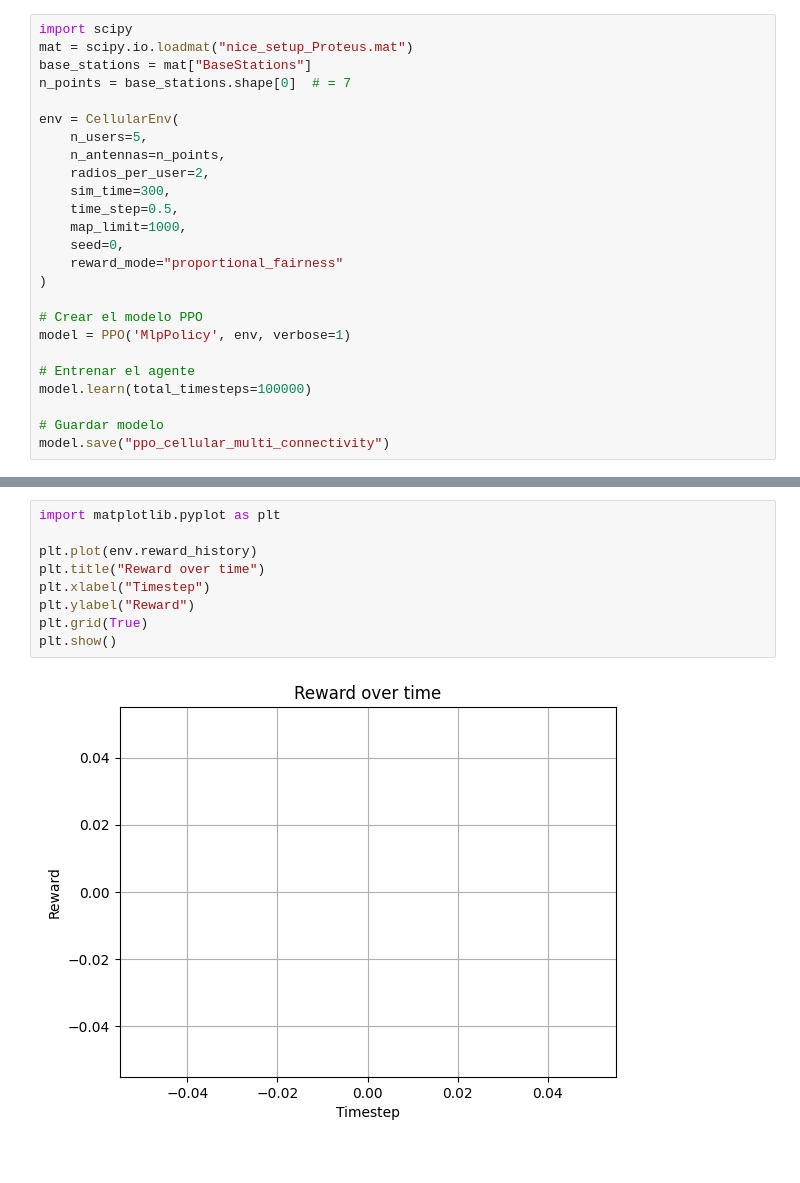
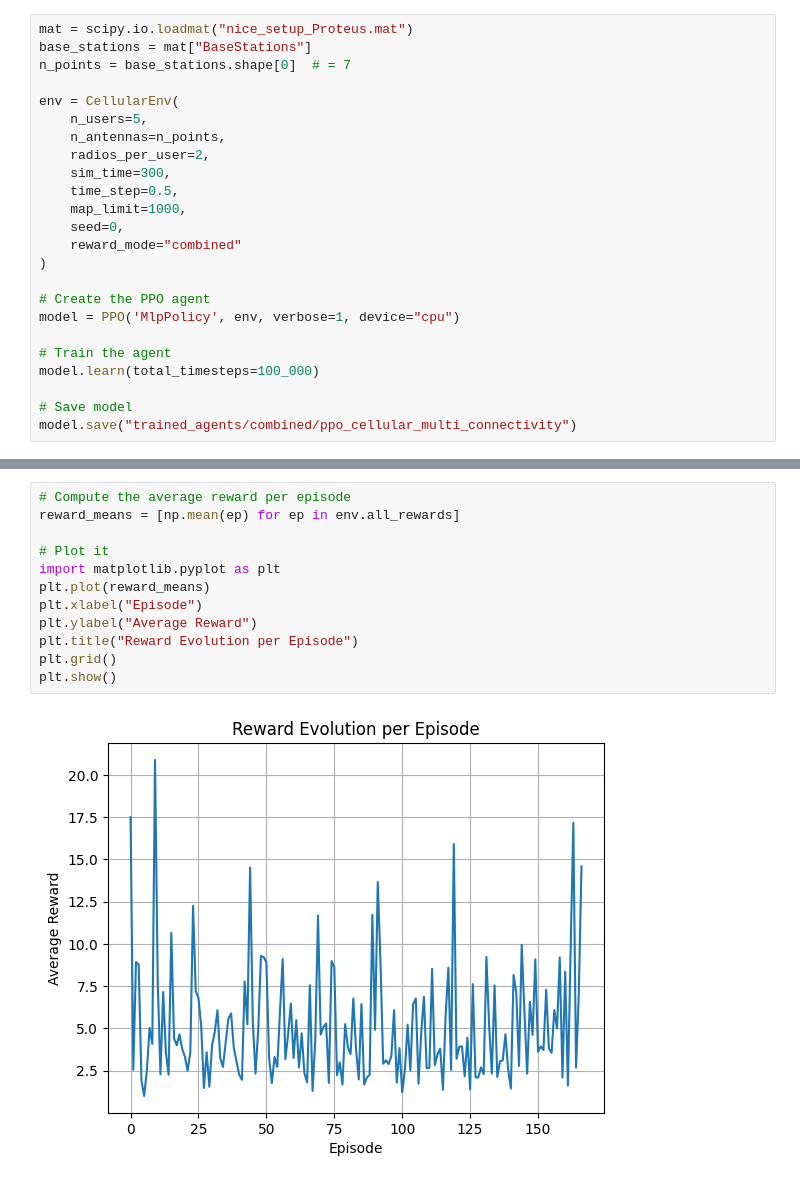
Before and after one commit to alexgaarciia/Antenna_Resource_Optimizer, a Jupyter notebook: drl_network_allocation.ipynb, the cells around one changed output, grey strips where cells are left out. Drawn from its saved outputs; the diff is of its cells as text.

Commit message:
trained different agents each corresponding to a reward

```diff
--- a/drl_network_allocation.ipynb
+++ b/drl_network_allocation.ipynb
@@ -242,5 +261,4 @@ class CellularEnv(gym.Env):
 # %%
-import scipy
 mat = scipy.io.loadmat("nice_setup_Proteus.mat")
 base_stations = mat["BaseStations"]
 n_points = base_stations.shape[0]  # = 7
@@ -253,15 +271,15 @@ env = CellularEnv(
     time_step=0.5,
     map_limit=1000,
     seed=0,
-    reward_mode="proportional_fairness"
+    reward_mode="combined"
 )
 
-# Crear el modelo PPO
-model = PPO('MlpPolicy', env, verbose=1)
+# Create the PPO agent
+model = PPO('MlpPolicy', env, verbose=1, device="cpu")
 
-# Entrenar el agente
-model.learn(total_timesteps=100000)
+# Train the agent
+model.learn(total_timesteps=100_000)
 
-# Guardar modelo
-model.save("ppo_cellular_multi_connectivity")
+# Save model
+model.save("trained_agents/combined/ppo_cellular_multi_connectivity")
 # %% [output]
@@ -288,11 +305,14 @@ Wrapping the env in a DummyVecEnv.
 # %%
+# Compute the average reward per episode
+reward_means = [np.mean(ep) for ep in env.all_rewards]
+
+# Plot it
 import matplotlib.pyplot as plt
-
-plt.plot(env.reward_history)
-plt.title("Reward over time")
-plt.xlabel("Timestep")
-plt.ylabel("Reward")
-plt.grid(True)
+plt.plot(reward_means)
+plt.xlabel("Episode")
+plt.ylabel("Average Reward")
+plt.title("Reward Evolution per Episode")
+plt.grid()
 plt.show()
 # %% [output]
-[figure, old version]
+[figure, new version]
```
Also changed, not shown: parts of 10 cells of this notebook, 12 other files.
